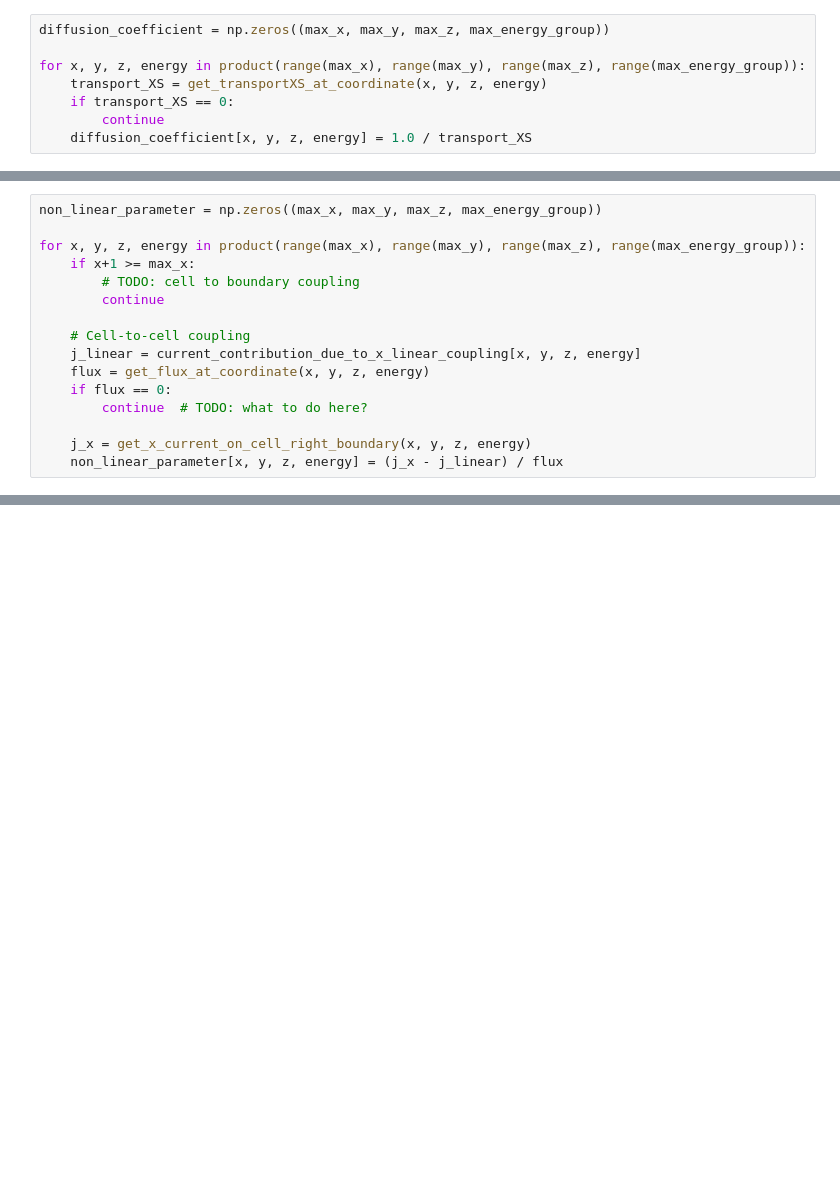
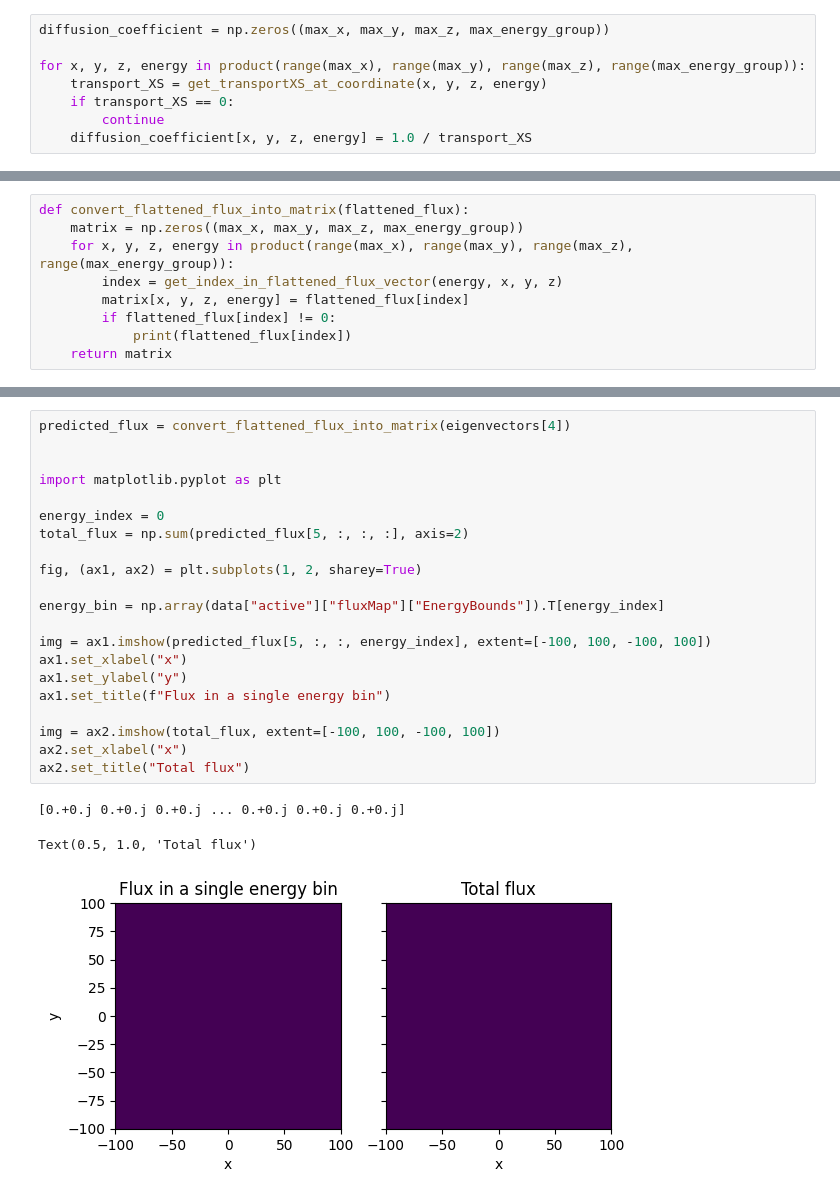
Before and after one commit to DaveDuck321/SCONE, a Jupyter notebook: cmfd_workflow/testing.ipynb, the cells around one changed output, grey strips where cells are left out. Cells and saved outputs as stored; diff of their text form; blank space fills up the shorter version.

```diff
--- a/cmfd_workflow/testing.ipynb
+++ b/cmfd_workflow/testing.ipynb
@@ -75,16 +313,9 @@ for x, y, z, energy in product(range(max_x), range(max_y), range(max_z), range(m
 # %%
-non_linear_parameter = np.zeros((max_x, max_y, max_z, max_energy_group))
-
-for x, y, z, energy in product(range(max_x), range(max_y), range(max_z), range(max_energy_group)):
-    if x+1 >= max_x:
-        # TODO: cell to boundary coupling
-        continue
-
-    # Cell-to-cell coupling
-    j_linear = current_contribution_due_to_x_linear_coupling[x, y, z, energy]
-    flux = get_flux_at_coordinate(x, y, z, energy)
-    if flux == 0:
-        continue  # TODO: what to do here?
-
-    j_x = get_x_current_on_cell_right_boundary(x, y, z, energy)
-    non_linear_parameter[x, y, z, energy] = (j_x - j_linear) / flux
+def convert_flattened_flux_into_matrix(flattened_flux):
+    matrix = np.zeros((max_x, max_y, max_z, max_energy_group))
+    for x, y, z, energy in product(range(max_x), range(max_y), range(max_z), range(max_energy_group)):
+        index = get_index_in_flattened_flux_vector(energy, x, y, z)
+        matrix[x, y, z, energy] = flattened_flux[index]
+        if flattened_flux[index] != 0:
+            print(flattened_flux[index])
+    return matrix
@@ -98,0 +328,25 @@ array([[-0.01370159, -0.00620131, -0.02612   ,  0.01538584, -0.01269533],
+# %%
+predicted_flux = convert_flattened_flux_into_matrix(eigenvectors[4])
+
+
+import matplotlib.pyplot as plt
+
+energy_index = 0
+total_flux = np.sum(predicted_flux[5, :, :, :], axis=2)
+
+fig, (ax1, ax2) = plt.subplots(1, 2, sharey=True)
+
+energy_bin = np.array(data["active"]["fluxMap"]["EnergyBounds"]).T[energy_index]
+
+img = ax1.imshow(predicted_flux[5, :, :, energy_index], extent=[-100, 100, -100, 100])
+ax1.set_xlabel("x")
+ax1.set_ylabel("y")
+ax1.set_title(f"Flux in a single energy bin")
+
+img = ax2.imshow(total_flux, extent=[-100, 100, -100, 100])
+ax2.set_xlabel("x")
+ax2.set_title("Total flux")
+# %% [output]
+[0.+0.j 0.+0.j 0.+0.j ... 0.+0.j 0.+0.j 0.+0.j]
+Text(0.5, 1.0, 'Total flux')
+[figure, added]
```
Also changed, not shown: parts of 16 cells of this notebook, 2 other files.
